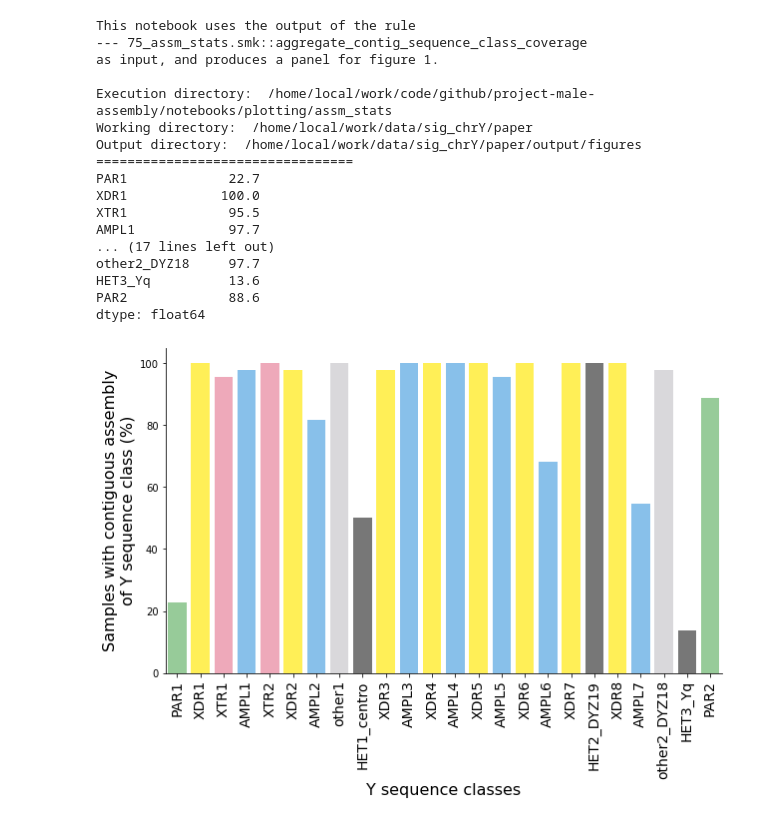
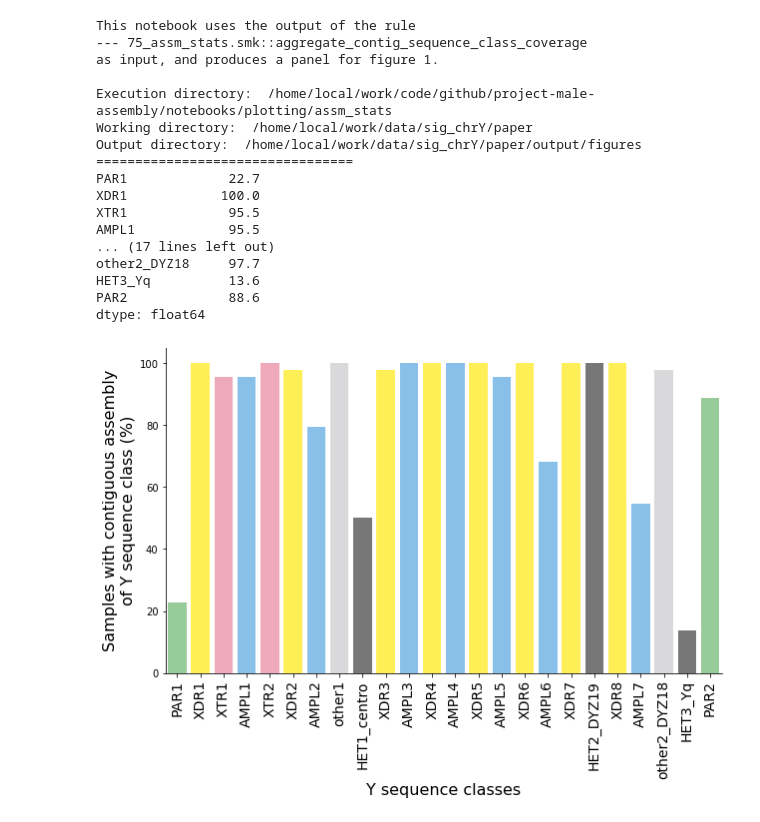
Before and after one commit to marschall-lab/project-male-assembly, a Jupyter notebook: notebooks/plotting/assm_stats/panel_sample_contig_assm.ipynb, the cells around one changed output. Saved outputs shown, nothing was run; the diff lists cells and outputs as text; code cells hidden in the pictures.

Commit message:
update plotting notebooks

```diff
--- a/notebooks/plotting/assm_stats/panel_sample_contig_assm.ipynb
+++ b/notebooks/plotting/assm_stats/panel_sample_contig_assm.ipynb
@@ -26,31 +26,11 @@ print('=================================')
 t2t_classes = wd_dir / pl.Path('annotation_tables', 'T2T.chrY-seq-classes.tsv')
 t2t = pd.read_csv(t2t_classes, sep='\t', header=0)
 
-assm_contiguity_file = wd_dir / pl.Path('stats', 'ctg_cov', 'contig-ctg.HIFIRW.ONTUL.na.chrY.tsv')
+assm_contiguity_file = wd_dir / pl.Path('stats', 'contiguity', 'ctgassm-seqcls.by-sample.HIFIRW.ONTUL.na.chrY.pivot.tsv')
 
-assm_ctg = pd.read_csv(assm_contiguity_file, sep='\t', header=0)
-assm_ctg.drop('contig', axis=1, inplace=True)
+assm_ctg = pd.read_csv(assm_contiguity_file, sep='\t', header=0, comment='#', index_col=0)
 
-new_index = []
-new_rows = []
-for sample, contiguity in assm_ctg.groupby('sample'):
-    if contiguity.shape[0] == 1:
-        new_index.append(sample)
-        indicator = contiguity.values[0][1:]
-        new_rows.append(indicator.astype(int))
-    else:
-        indicator = (contiguity.loc[:, contiguity.columns[1:]] > 0).any(axis=0).values
-        new_index.append(sample)
-        new_rows.append(indicator.astype(int))
-
-merged_data = pd.DataFrame(
-    new_rows,
-    columns=assm_ctg.columns[1:],
-    index=new_index,
-    dtype=int
-)
-
-pct_contig_assm = (merged_data.sum(axis=0) / merged_data.shape[0] * 100).round(1)
+pct_contig_assm = (assm_ctg.sum(axis=0) / assm_ctg.shape[0] * 100).round(1)
 print(pct_contig_assm)
 
 fig, ax = plt.subplots(figsize=(10,6))
@@ -78,32 +58,32 @@ ax.set_xticklabels(
 )
 ax.spines['top'].set_visible(False)
 ax.spines['right'].set_visible(False)
 
 plt.savefig(
     out_dir / pl.Path(f'{fig_name}.png'),
     dpi=150, bbox_inches='tight', transparent=False
 )
 
 plt.savefig(
     out_dir / pl.Path(f'{fig_name}.pdf'),
     bbox_inches='tight', transparent=False
 )
 # %% [output]
 This notebook uses the output of the rule
 --- 75_assm_stats.smk::aggregate_contig_sequence_class_coverage
 as input, and produces a panel for figure 1.
 
 Execution directory:  /home/local/work/code/github/project-male-assembly/notebooks/plotting/assm_stats
 Working directory:  /home/local/work/data/sig_chrY/paper
 Output directory:  /home/local/work/data/sig_chrY/paper/output/figures
 =================================
 PAR1             22.7
 XDR1            100.0
 XTR1             95.5
-AMPL1            97.7
+AMPL1            95.5
 ... (17 lines left out)
 other2_DYZ18     97.7
 HET3_Yq          13.6
 PAR2             88.6
 dtype: float64
-[figure, old version]
+[figure, new version]
```
Also changed, not shown: 4 other files.
